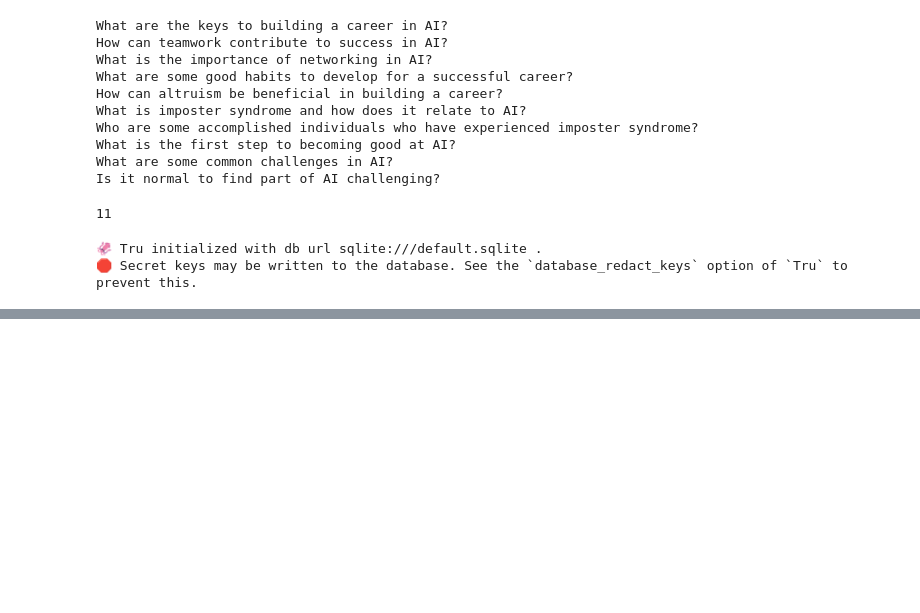
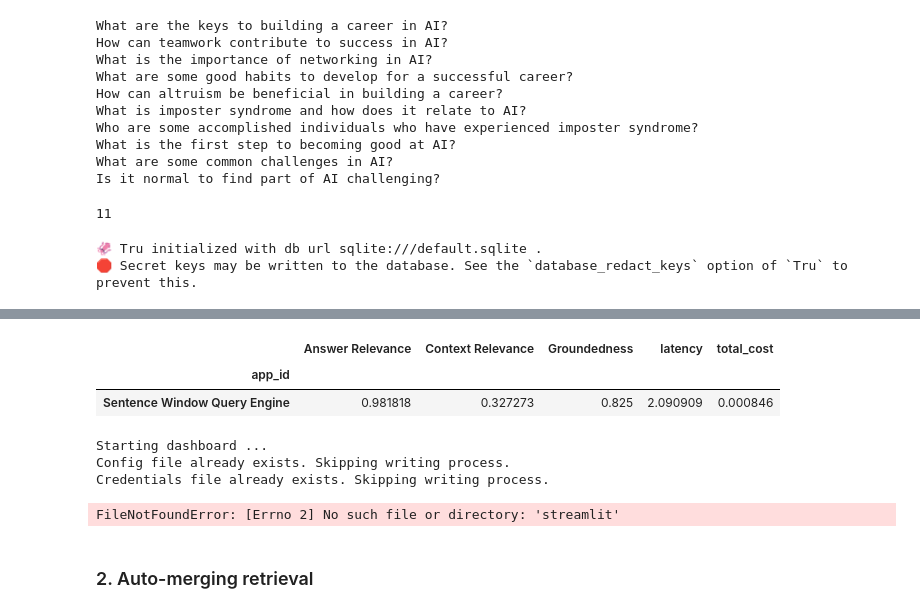
Before and after one commit to chrucci/GenAI-playground, a Jupyter notebook: jupyter/LlamaIndexRag/1-AdvancedRagPipeline.ipynb, the cells around one changed output, grey strips where cells are left out. Cells and saved outputs as stored; diff of their text form; code cells hidden in the pictures; blank space fills up the shorter version.

Commit message:
partway through the sentence window lab (11:00)

```diff
--- a/jupyter/LlamaIndexRag/1-AdvancedRagPipeline.ipynb
+++ b/jupyter/LlamaIndexRag/1-AdvancedRagPipeline.ipynb
@@ -98,0 +127,3 @@ tru.reset_database()
+# %%
+# launches on http://localhost:8501/
+tru.run_dashboard()
@@ -98,0 +185,16 @@ tru.reset_database()
+# %%
+tru.get_leaderboard(app_ids=[])
+# %% [output]
+|  | Answer Relevance | Context Relevance | Groundedness | latency | total_cost |
+| app_id |  |  |  |  |  |
+| Sentence Window Query Engine | 0.981818 | 0.327273 | 0.825 | 2.090909 | 0.000846 |
+# %%
+# launches on http://localhost:8501/
+tru.run_dashboard()
+# %% [output]
+Starting dashboard ...
+Config file already exists. Skipping writing process.
+Credentials file already exists. Skipping writing process.
+FileNotFoundError: [Errno 2] No such file or directory: 'streamlit'
+# %% [markdown]
+### 2. Auto-merging retrieval
```
Also changed, not shown: parts of 22 cells of this notebook, 4 other files.
